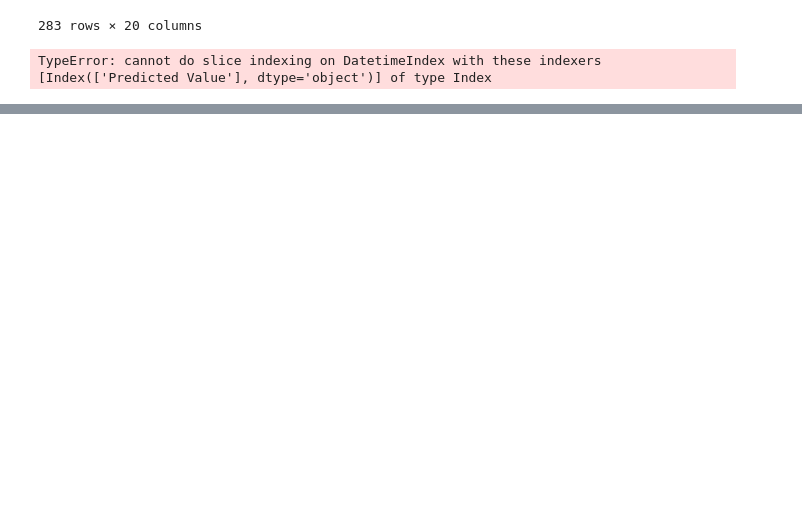
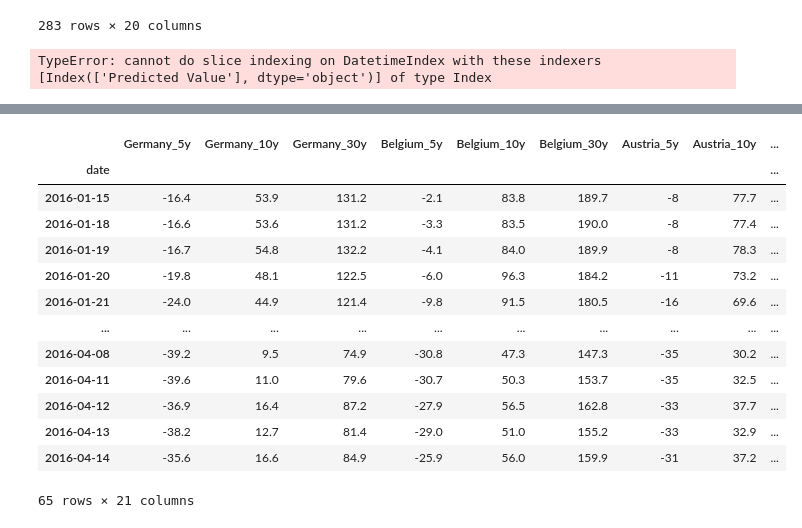
Before and after one commit to MartialLig/Govies_Quant_Trading, a Jupyter notebook: Project/playground.ipynb, the cells around one changed output, grey strips where cells are left out. Drawn from its saved outputs; the diff is of its cells as text; code cells hidden in the pictures; blank space fills up the shorter version.

```diff
--- a/Project/playground.ipynb
+++ b/Project/playground.ipynb
@@ -1001,0 +1131,17 @@ TypeError: cannot do slice indexing on DatetimeIndex with these indexers [Index(
+# %%
+a
+# %% [output]
+|  | Germany_5y | Germany_10y | Germany_30y | Belgium_5y | Belgium_10y | Belgium_30y | Austria_5y | Austria_10y | ... |
+| date |  |  |  |  |  |  |  |  | ... |
+| 2016-01-15 | -16.4 | 53.9 | 131.2 | -2.1 | 83.8 | 189.7 | -8 | 77.7 | ... |
+| 2016-01-18 | -16.6 | 53.6 | 131.2 | -3.3 | 83.5 | 190.0 | -8 | 77.4 | ... |
+| 2016-01-19 | -16.7 | 54.8 | 132.2 | -4.1 | 84.0 | 189.9 | -8 | 78.3 | ... |
+| 2016-01-20 | -19.8 | 48.1 | 122.5 | -6.0 | 96.3 | 184.2 | -11 | 73.2 | ... |
+| 2016-01-21 | -24.0 | 44.9 | 121.4 | -9.8 | 91.5 | 180.5 | -16 | 69.6 | ... |
+| ... | ... | ... | ... | ... | ... | ... | ... | ... | ... |
+| 2016-04-08 | -39.2 | 9.5 | 74.9 | -30.8 | 47.3 | 147.3 | -35 | 30.2 | ... |
+| 2016-04-11 | -39.6 | 11.0 | 79.6 | -30.7 | 50.3 | 153.7 | -35 | 32.5 | ... |
+| 2016-04-12 | -36.9 | 16.4 | 87.2 | -27.9 | 56.5 | 162.8 | -33 | 37.7 | ... |
+| 2016-04-13 | -38.2 | 12.7 | 81.4 | -29.0 | 51.0 | 155.2 | -33 | 32.9 | ... |
+| 2016-04-14 | -35.6 | 16.6 | 84.9 | -25.9 | 56.0 | 159.9 | -31 | 37.2 | ... |
+65 rows × 21 columns
```
Also changed, not shown: parts of 22 cells of this notebook, 4 other files.
